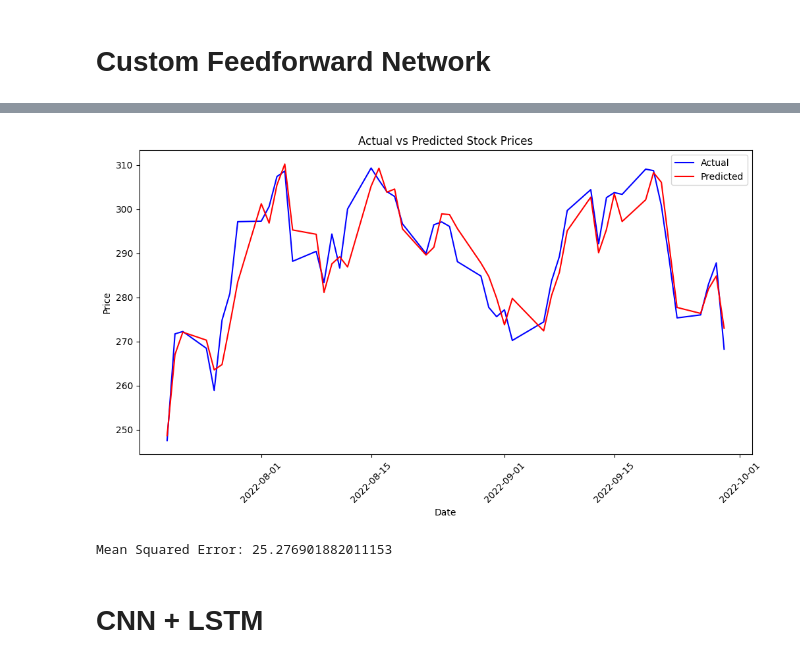
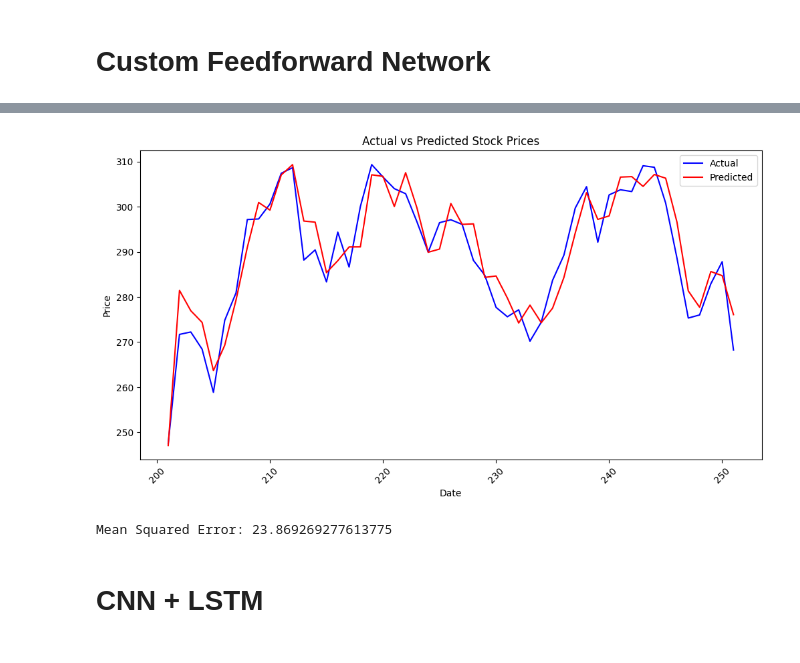
Before and after one commit to calvinz168/CISC-452, a Jupyter notebook: neural_network.ipynb, the cells around one changed output, grey strips where cells are left out. Saved outputs shown, nothing was run; the diff lists cells and outputs as text; code cells hidden in the pictures.

```diff
--- a/neural_network.ipynb
+++ b/neural_network.ipynb
@@ -15,6 +15,8 @@ from tensorflow.keras.layers import Dense, Dropout, Conv1D, MaxPooling1D, LSTM
 import pandas as pd
 from sklearn.preprocessing import MinMaxScaler, StandardScaler
 from sklearn.model_selection import train_test_split
+from keras.callbacks import EarlyStopping
+
 
 # Ensure eager execution
 tf.config.run_functions_eagerly(True)
@@ -26,7 +28,8 @@ warnings.filterwarnings('ignore')
 def parser(x):
 	return datetime.strptime(x,'%Y-%m-%d')
 
-series = read_csv('data/cleaned_data_vader.csv', header=0, parse_dates=[0], index_col=0)
+series = read_csv('data/cleaned_data_bert.csv', header=0, parse_dates=[0], index_col=0)
+
 # Filter rows where "Stock Name" is 'TLSA'
 series = series[series['Stock Name'] == 'TSLA']
 series = series.drop(['Stock Name', 'Adj Close'], axis=1)
@@ -42,7 +43,7 @@ plt.show()
 # %%
 # Define the target variable (y) and the features (X)
 y = series['Close']
-X = series.drop('Close', axis=1)
+X = series.drop(['Close', 'Date'], axis=1)  # Drop 'Date' from the features
 
 # Split into train and test (80% train, 20% test)
 train_size = int(len(series) * 0.8)  # 80% for training
@@ -116,5 +117,5 @@ Epoch 100/100
-[figure, old version]
+[figure, new version]
-Mean Squared Error: 25.276901882011153
+Mean Squared Error: 23.869269277613775
 # %% [markdown]
 # CNN + LSTM
 # %%
```
Also changed, not shown: parts of 5 cells of this notebook.
